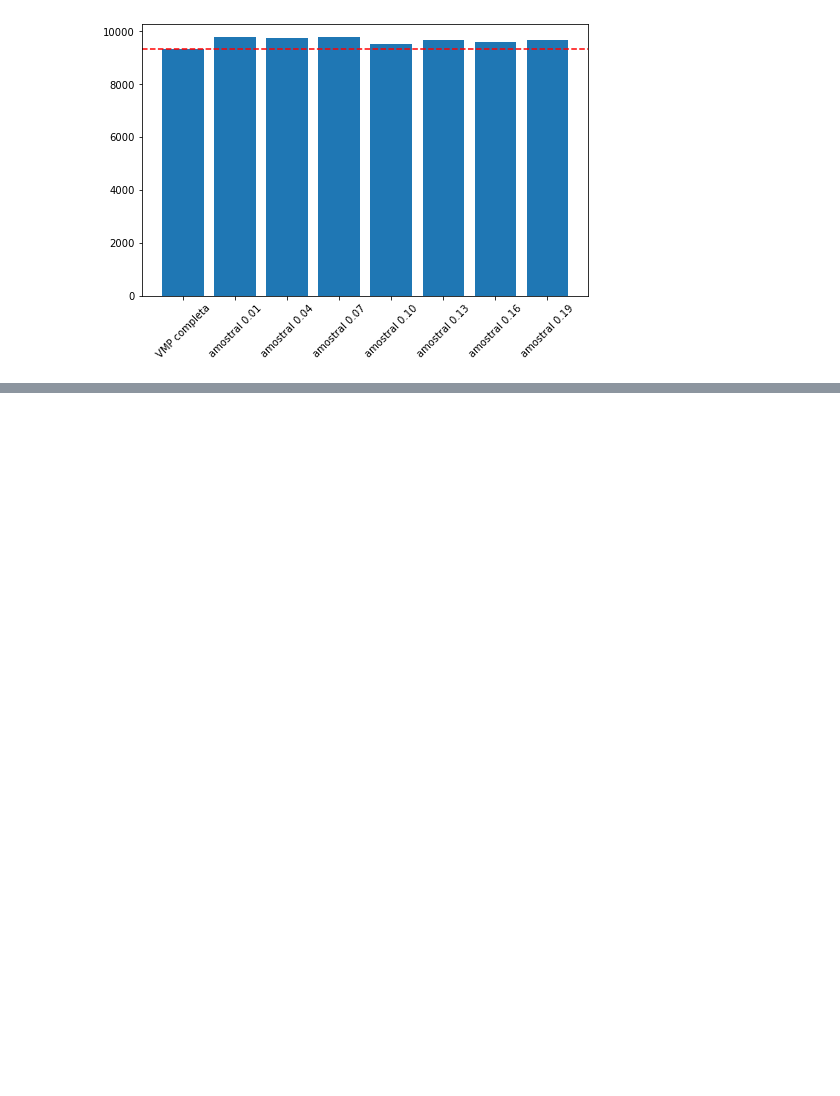
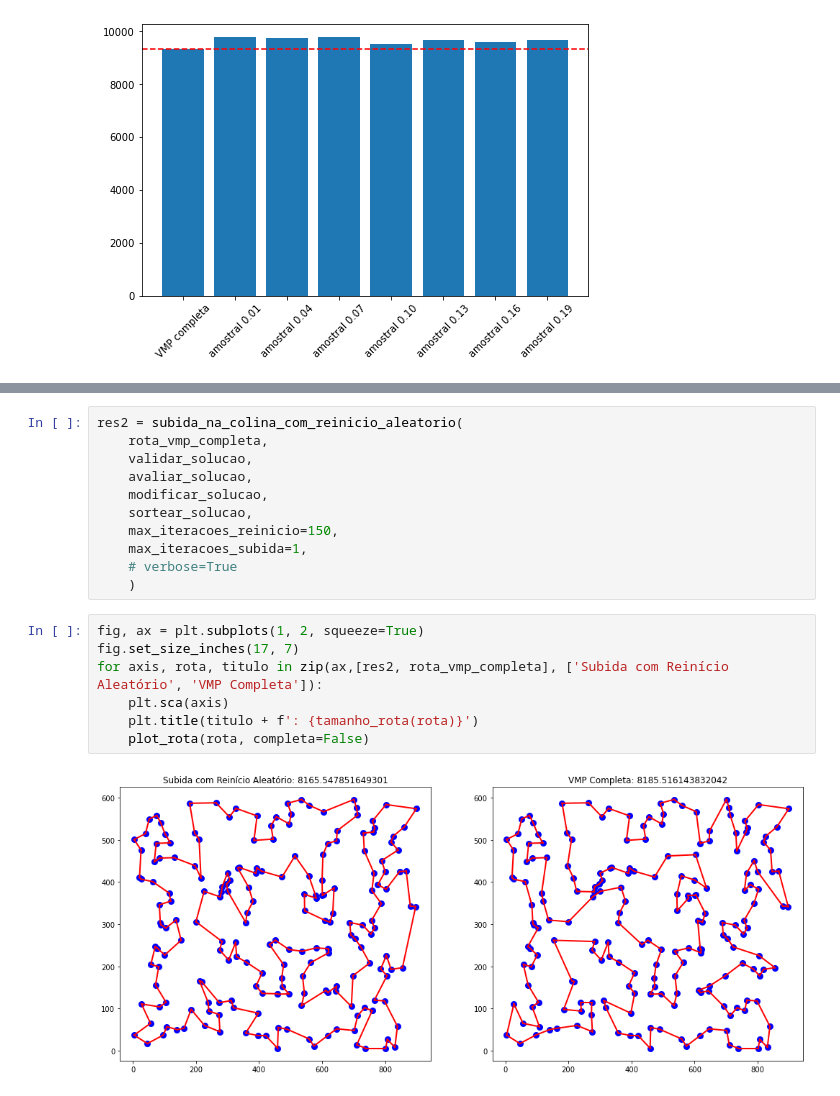
Before and after one commit to CoralBleaching/Metaheuristics-CombinatorialOptim, a Jupyter notebook: PCV.ipynb, the cells around one changed output, grey strips where cells are left out. Drawn from its saved outputs; the diff is of its cells as text; blank space fills up the shorter version.

```diff
--- a/PCV.ipynb
+++ b/PCV.ipynb
@@ -571,0 +656,20 @@ ax.legend();
+# %%
+res2 = subida_na_colina_com_reinicio_aleatorio(
+    rota_vmp_completa,
+    validar_solucao,
+    avaliar_solucao,
+    modificar_solucao,
+    sortear_solucao,
+    max_iteracoes_reinicio=150,
+    max_iteracoes_subida=1,
+    # verbose=True
+    )
+# %%
+fig, ax = plt.subplots(1, 2, squeeze=True)
+fig.set_size_inches(17, 7)
+for axis, rota, titulo in zip(ax,[res2, rota_vmp_completa], ['Subida com Reinício Aleatório', 'VMP Completa']):
+    plt.sca(axis)
+    plt.title(titulo + f': {tamanho_rota(rota)}')
+    plot_rota(rota, completa=False)
+# %% [output]
+[figure, added]
```
Also changed, not shown: parts of 9 cells of this notebook.
